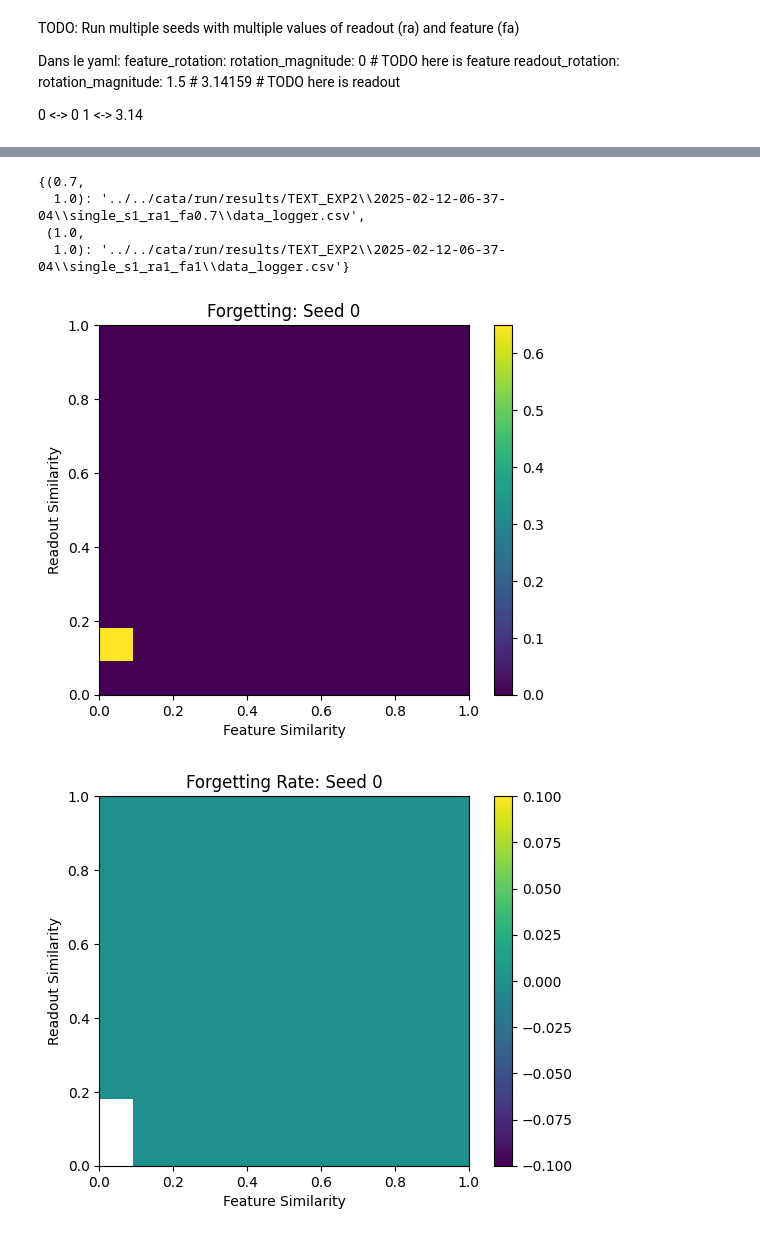
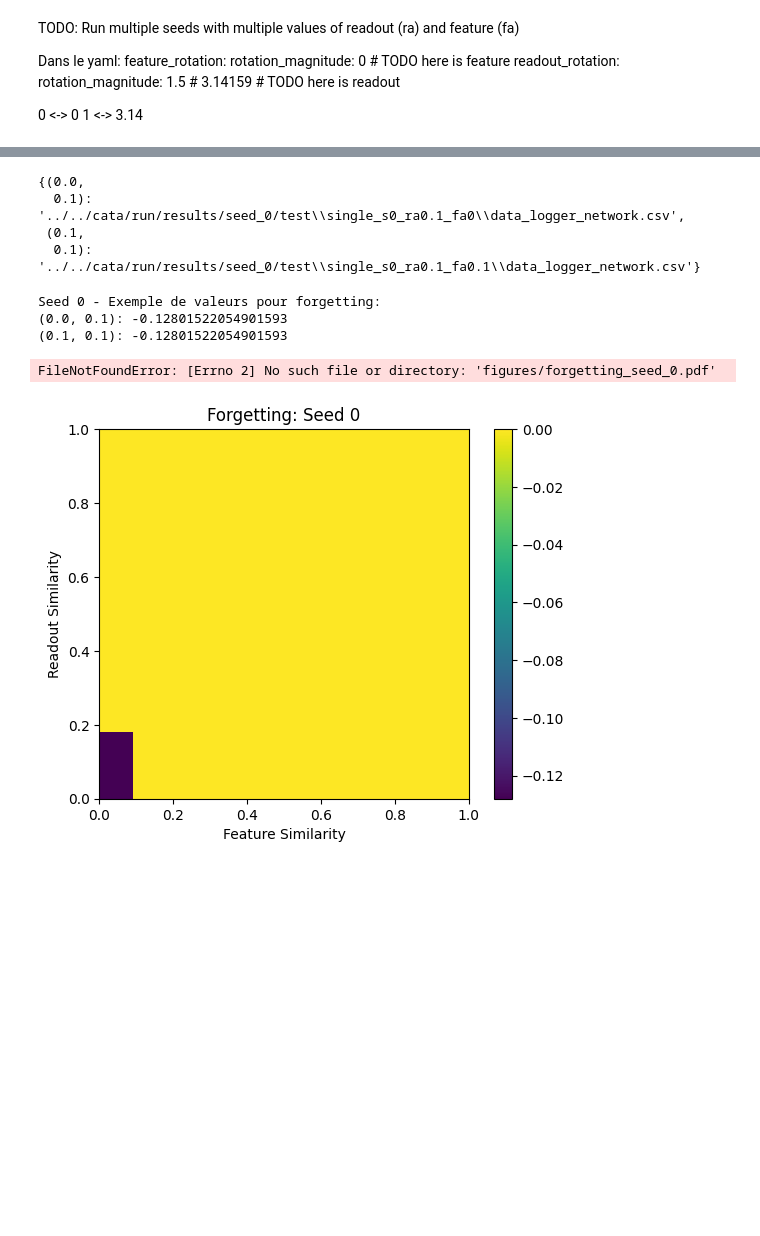
Before and after one commit to Lisa-ach/student_teacher_catastrophic, a Jupyter notebook: notes/Experiment2/Figure5.ipynb, the cells around one changed output, grey strips where cells are left out. Saved outputs shown, nothing was run; the diff lists cells and outputs as text; code cells hidden in the pictures; blank space fills up the shorter version.

```diff
--- a/notes/Experiment2/Figure5.ipynb
+++ b/notes/Experiment2/Figure5.ipynb
@@ -25,18 +28,23 @@ SEEDS = range(2) # to adapt
 # data_logger can be changed into data_logger_network no pb
 
 def get_organised_paths(results_path, seeds):
-    timestamps = os.listdir(results_path)
+    #timestamps = os.listdir(results_path)
+
     data_logger_paths = {s: {} for s in seeds}
+    experiments = os.listdir(results_path)
+    print(experiments)
 
-    for timestamp in timestamps:
-        timestamp_experiments = os.listdir(os.path.join(results_path, timestamp))
-        for exp in timestamp_experiments:
-            split_name = exp.split("_")
-            seed = int(split_name[1][1:])
-            ra = float(split_name[2][2:])
-            fa = float(split_name[3][2:])
-            # data_logger_paths[seed][(fa, ra)] = os.path.join(results_path, timestamp, exp, str(seed), "data_logger.csv")
-            data_logger_paths[seed][(fa, ra)] = os.path.join(results_path, timestamp, exp, "data_logger.csv")
+    #for timestamp in timestamps:
+    #    timestamp_experiments = os.listdir(os.path.join(results_path, timestamp))
+    for exp in experiments:
+        split_name = exp.split("_")
+        seed = int(split_name[1][1:])
+        ra = float(split_name[2][2:])
+        fa = float(split_name[3][2:])
+        # data_logger_paths[seed][(fa, ra)] = os.path.join(results_path, timestamp, exp, str(seed), "data_logger.csv")
+        #data_logger_paths[seed][(fa, ra)] = os.path.join(results_path, timestamp, exp, "data_logger_network.csv")
+        data_logger_paths[seed][(fa, ra)] = os.path.join(results_path, exp, "data_logger_network.csv")
+
 
     return data_logger_paths
 # %%
@@ -77,13 +87,13 @@ organised_paths
 
 #     return test_data_logger_paths
 # %%
-# test_get_organised_paths(wanted_path)
-list(organised_paths.values())[1]
+#test_get_organised_paths(wanted_path)
+list(organised_paths.values())[0]
 # %% [output]
-{(0.7,
-  1.0): '../../cata/run/results/TEXT_EXP2\\2025-02-12-06-37-04\\single_s1_ra1_fa0.7\\data_logger.csv',
- (1.0,
-  1.0): '../../cata/run/results/TEXT_EXP2\\2025-02-12-06-37-04\\single_s1_ra1_fa1\\data_logger.csv'}
+{(0.0,
+  0.1): '../../cata/run/results/seed_0/test\\single_s0_ra0.1_fa0\\data_logger_network.csv',
+ (0.1,
+  0.1): '../../cata/run/results/seed_0/test\\single_s0_ra0.1_fa0.1\\data_logger_network.csv'}
 # %%
 def get_metrics(df_paths, switch_step, final_step, threshold=None, second_task_cutoff=None):
     dfs = {k: pd.read_csv(df_path) for k, df_path in df_paths.items()}
@@ -154,12 +164,24 @@ def plot2d(metric, metric_title, cmap, save_name):
 # %%
 for seed, seed_dfs in organised_paths.items():
     seed_forgetting, seed_forgetting_rate, seed_max_forgetting, seed_adjusted_forgetting, seed_transfer, seed_transfer_rate, seed_max_transfer = get_metrics(df_paths=seed_dfs, switch_step=None, final_step=None, threshold=-4)
+
+    print(f"Seed {seed} - Exemple de valeurs pour forgetting:")
+    for key, value in seed_forgetting.items():
+        print(f"{key}: {value}")
+
+
     plot2d(seed_forgetting, f"Forgetting: Seed {seed}", "viridis", f"forgetting_seed_{seed}.pdf")
-    plot2d(seed_forgetting_rate, f"Forgetting Rate: Seed {seed}", "viridis", f"forgetting_rate_seed_{seed}.pdf")
-    plot2d(seed_max_forgetting, f"Max Forgetting: Seed {seed}", "viridis", f"max_forgetting_seed_{seed}.pdf")
-    plot2d(seed_transfer, f"Transfer: Seed {seed}", "plasma", f"transfer_seed_{seed}.pdf")
-    plot2d(seed_transfer_rate, f"Transfer Rate: Seed {seed}", "plasma", f"transfer_rate_seed_{seed}.pdf")
-    plot2d(seed_max_transfer, f"Max Transfer: Seed {seed}", "plasma", f"max_transfer_seed_{seed}.pdf")
+
+
+
+    #plot2d(seed_forgetting_rate, f"Forgetting Rate: Seed {seed}", "viridis", f"forgetting_rate_seed_{seed}.pdf")
+    #plot2d(seed_max_forgetting, f"Max Forgetting: Seed {seed}", "viridis", f"max_forgetting_seed_{seed}.pdf")
+    #plot2d(seed_transfer, f"Transfer: Seed {seed}", "plasma", f"transfer_seed_{seed}.pdf")
+    #plot2d(seed_transfer_rate, f"Transfer Rate: Seed {seed}", "plasma", f"transfer_rate_seed_{seed}.pdf")
+    #plot2d(seed_max_transfer, f"Max Transfer: Seed {seed}", "plasma", f"max_transfer_seed_{seed}.pdf")
 # %% [output]
+Seed 0 - Exemple de valeurs pour forgetting:
+(0.0, 0.1): -0.12801522054901593
+(0.1, 0.1): -0.12801522054901593
+FileNotFoundError: [Errno 2] No such file or directory: 'figures/forgetting_seed_0.pdf'
-[figure, old version]
+[figure, new version]
-[figure, removed]
```
Also changed, not shown: parts of 6 cells of this notebook, 2 other files.
